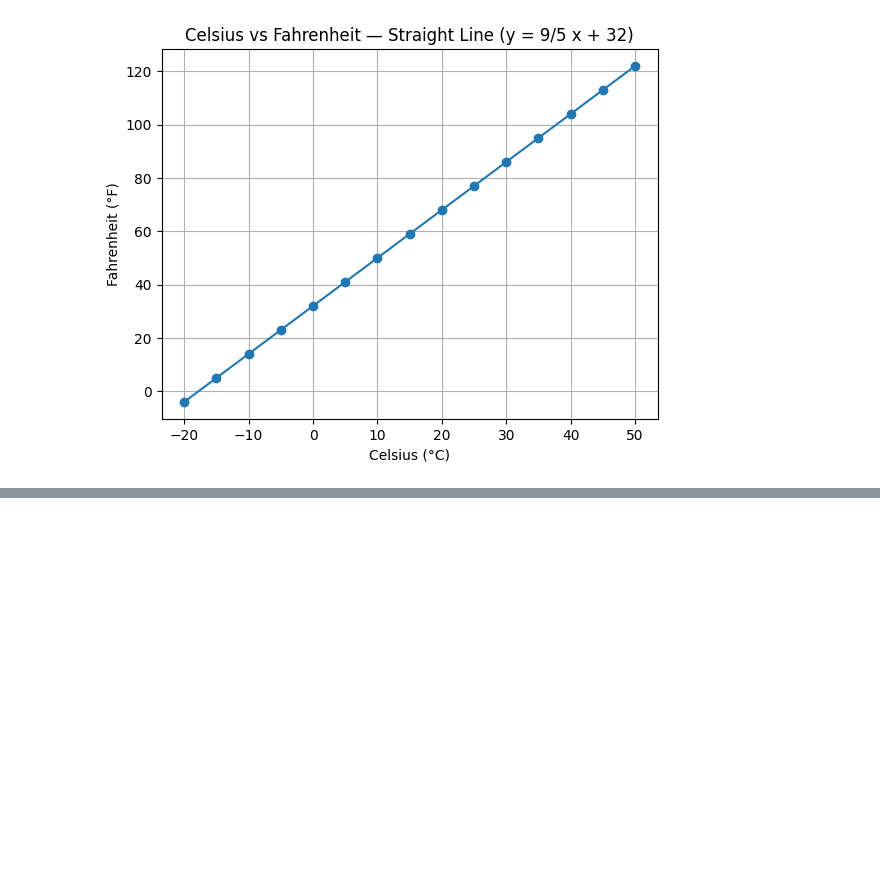
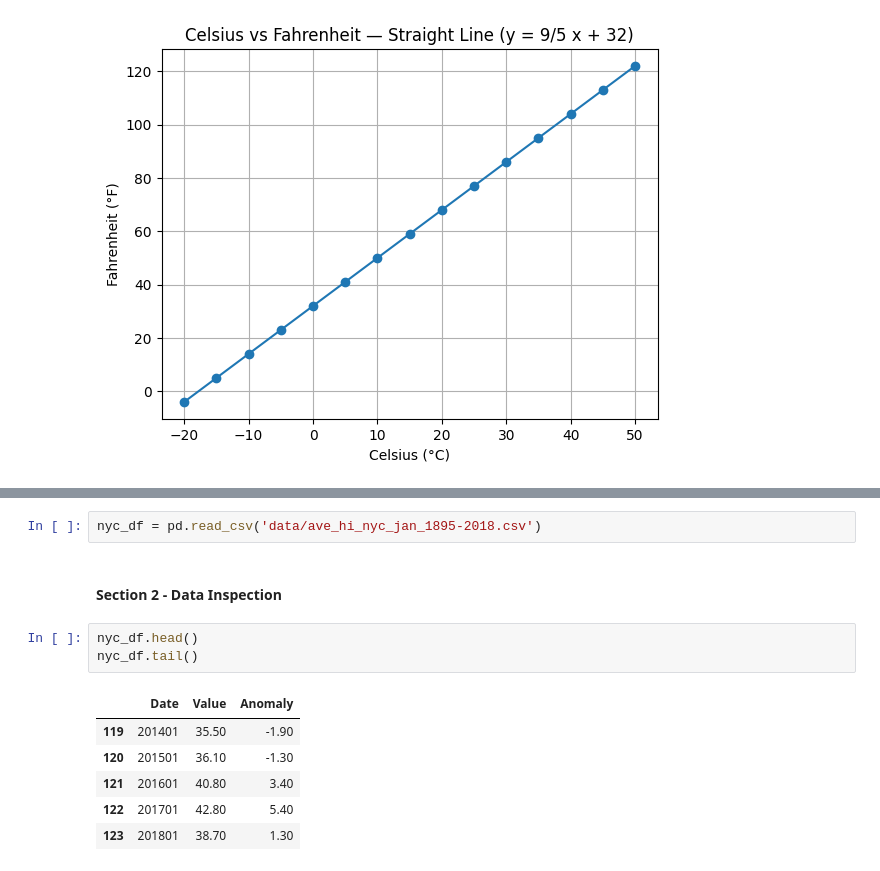
Before and after one commit to Aboudlal/datafun-07-ml, a Jupyter notebook: abdellah_boudlal_ml.ipynb, the cells around one changed output, grey strips where cells are left out. Cells and saved outputs as stored; diff of their text form; blank space fills up the shorter version.

```diff
--- a/abdellah_boudlal_ml.ipynb
+++ b/abdellah_boudlal_ml.ipynb
@@ -63,0 +70,14 @@ plt.show()
+# %%
+nyc_df = pd.read_csv('data/ave_hi_nyc_jan_1895-2018.csv')
+# %% [markdown]
+#### Section 2 - Data Inspection
+# %%
+nyc_df.head()
+nyc_df.tail()
+# %% [output]
+|  | Date | Value | Anomaly |
+| 119 | 201401 | 35.50 | -1.90 |
+| 120 | 201501 | 36.10 | -1.30 |
+| 121 | 201601 | 40.80 | 3.40 |
+| 122 | 201701 | 42.80 | 5.40 |
+| 123 | 201801 | 38.70 | 1.30 |
```
Also changed, not shown: parts of 16 cells of this notebook.
